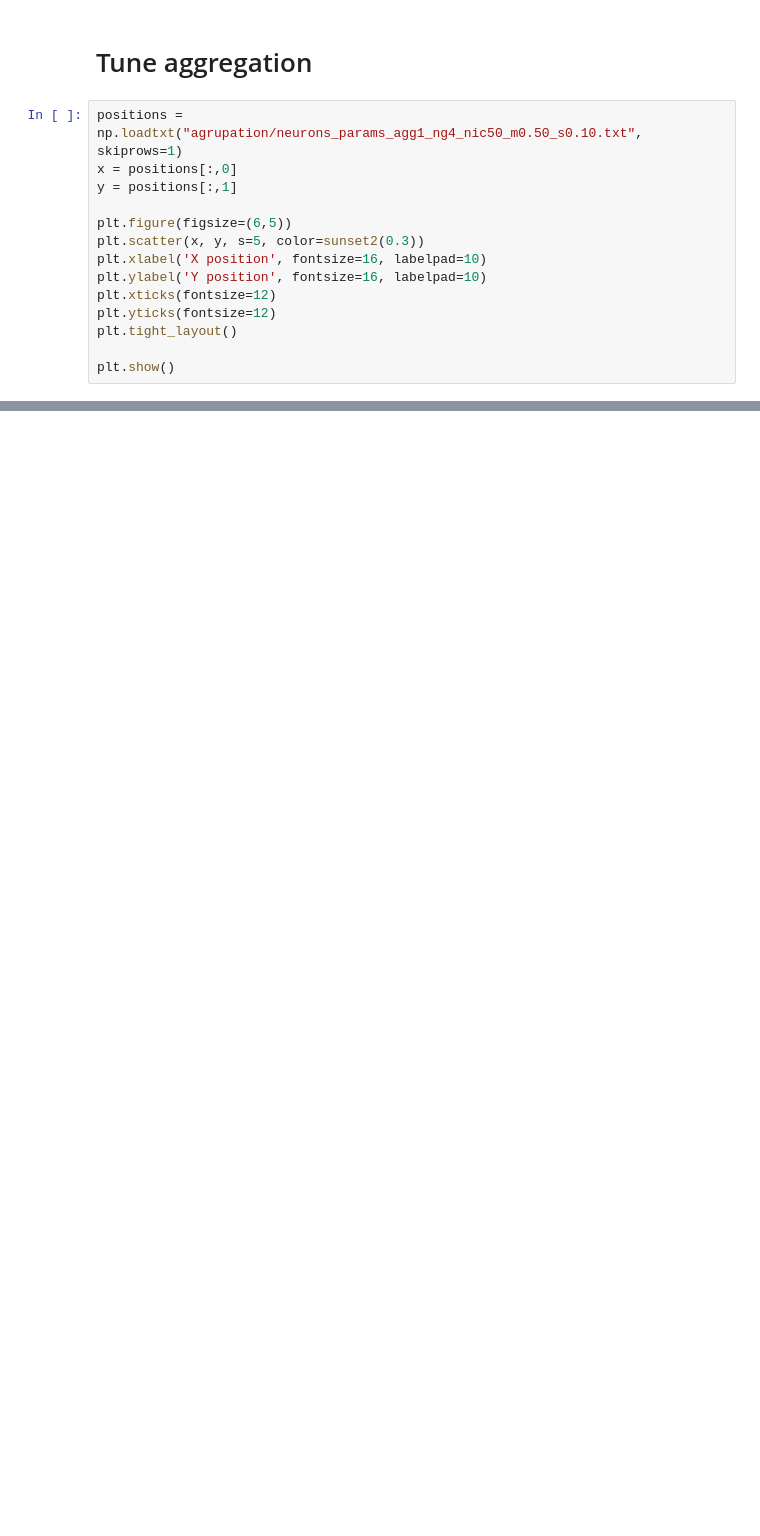
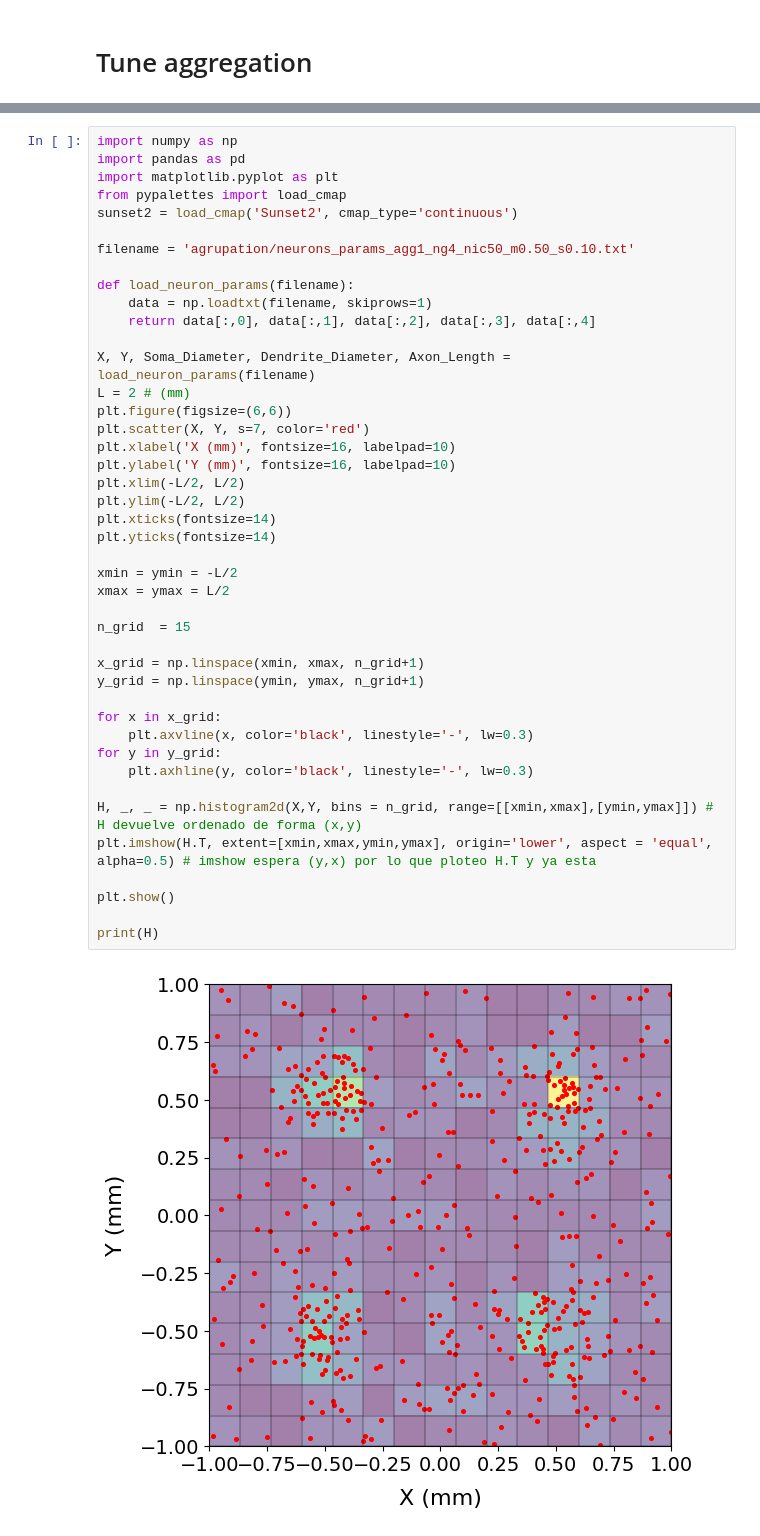
Before and after one commit to underDD/TFM, a Jupyter notebook: plots.ipynb, the cells around one changed output, grey strips where cells are left out. Drawn from its saved outputs; the diff is of its cells as text; blank space fills up the shorter version.

```diff
--- a/plots.ipynb
+++ b/plots.ipynb
@@ -503,16 +535,2 @@ plt.show()
 # %% [markdown]
 # Tune aggregation
-# %%
-positions = np.loadtxt("agrupation/neurons_params_agg1_ng4_nic50_m0.50_s0.10.txt", skiprows=1)
-x = positions[:,0]
-y = positions[:,1]
-
-plt.figure(figsize=(6,5))
-plt.scatter(x, y, s=5, color=sunset2(0.3))
-plt.xlabel('X position', fontsize=16, labelpad=10)
-plt.ylabel('Y position', fontsize=16, labelpad=10)
-plt.xticks(fontsize=12)
-plt.yticks(fontsize=12)
-plt.tight_layout()
-
-plt.show()
@@ -689,0 +537,45 @@ Gini (ngrid=15): 0.4921
+# %%
+import numpy as np
+import pandas as pd
+import matplotlib.pyplot as plt
+from pypalettes import load_cmap
+sunset2 = load_cmap('Sunset2', cmap_type='continuous')
+
+filename = 'agrupation/neurons_params_agg1_ng4_nic50_m0.50_s0.10.txt'
+
+def load_neuron_params(filename):
+    data = np.loadtxt(filename, skiprows=1)
+    return data[:,0], data[:,1], data[:,2], data[:,3], data[:,4]
+
+X, Y, Soma_Diameter, Dendrite_Diameter, Axon_Length = load_neuron_params(filename)
+L = 2 # (mm)
+plt.figure(figsize=(6,6))
+plt.scatter(X, Y, s=7, color='red')
+plt.xlabel('X (mm)', fontsize=16, labelpad=10)
+plt.ylabel('Y (mm)', fontsize=16, labelpad=10)
+plt.xlim(-L/2, L/2)
+plt.ylim(-L/2, L/2)
+plt.xticks(fontsize=14)
+plt.yticks(fontsize=14)
+
+xmin = ymin = -L/2
+xmax = ymax = L/2
+
+n_grid  = 15
+
+x_grid = np.linspace(xmin, xmax, n_grid+1)
+y_grid = np.linspace(ymin, ymax, n_grid+1)
+
+for x in x_grid:
+    plt.axvline(x, color='black', linestyle='-', lw=0.3)
+for y in y_grid:
+    plt.axhline(y, color='black', linestyle='-', lw=0.3)
+
+H, _, _ = np.histogram2d(X,Y, bins = n_grid, range=[[xmin,xmax],[ymin,ymax]]) # H devuelve ordenado de forma (x,y)
+plt.imshow(H.T, extent=[xmin,xmax,ymin,ymax], origin='lower', aspect = 'equal', alpha=0.5) # imshow espera (y,x) por lo que ploteo H.T y ya esta
+
+plt.show()
+
+print(H)
+# %% [output]
+[figure, added]
```
Also changed, not shown: parts of 14 cells of this notebook, 6 other files.
